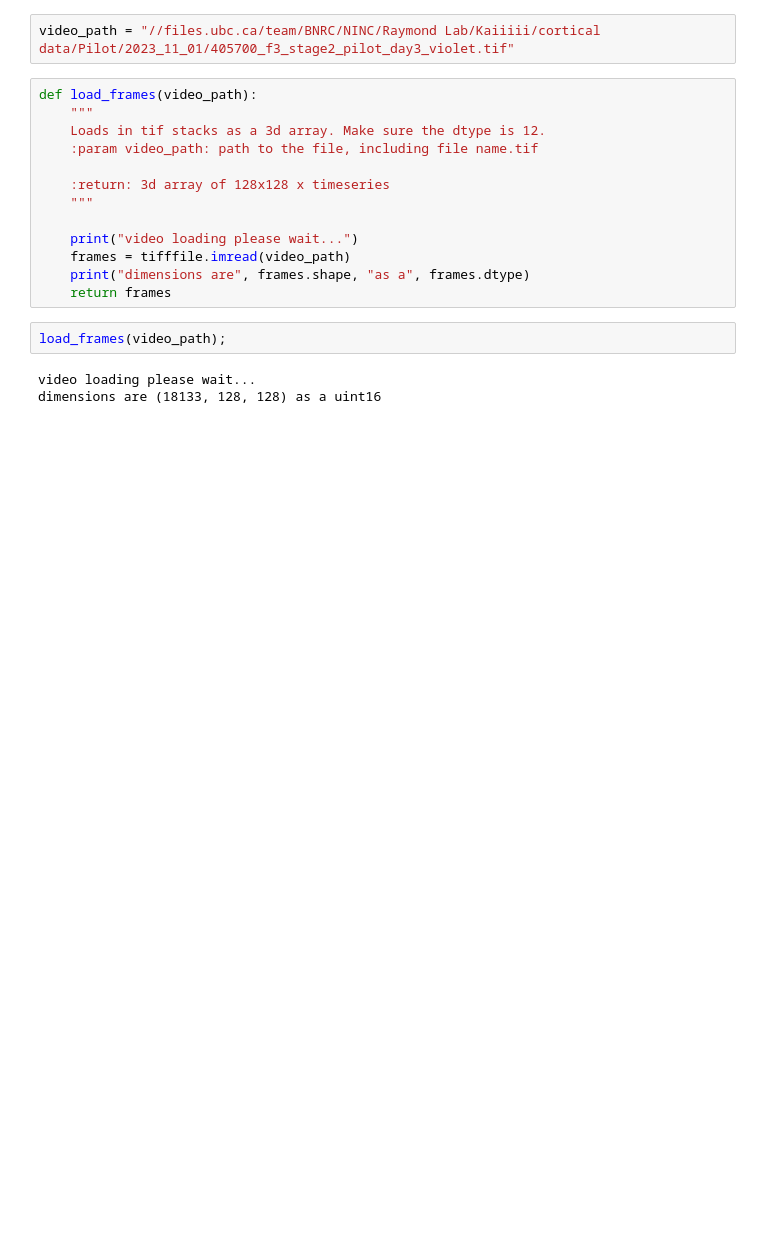
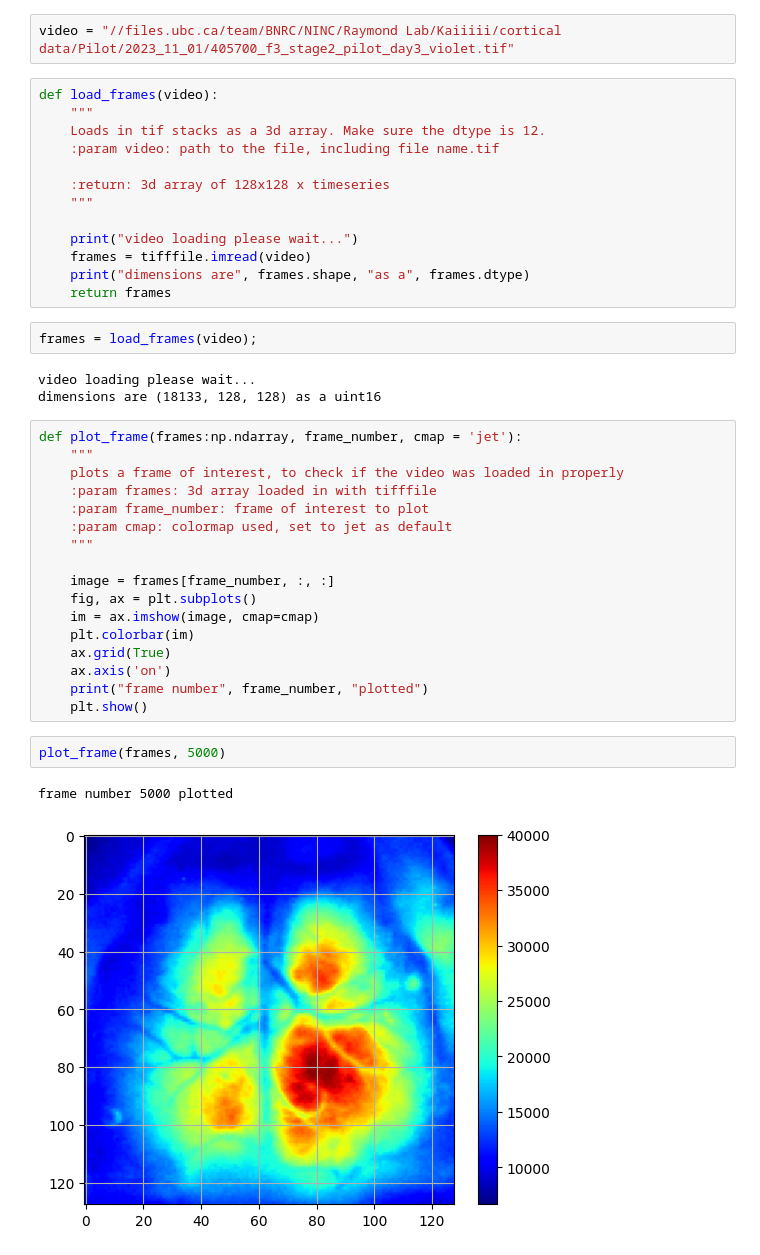
Before and after one commit to ktrap06/corticalanalysis, a Jupyter notebook: preprocessing_2.ipynb, the cells around one changed output. Drawn from its saved outputs; the diff is of its cells as text; blank space fills up the shorter version.

```diff
--- a/preprocessing_2.ipynb
+++ b/preprocessing_2.ipynb
@@ -13,22 +15,44 @@ from scipy.ndimage import gaussian_filter
 from scipy.signal import cheby1, filtfilt, find_peaks, peak_widths
 from tqdm import tqdm
 # %%
-video_path = "//files.ubc.ca/team/BNRC/NINC/Raymond Lab/Kaiiiii/cortical data/Pilot/2023_11_01/405700_f3_stage2_pilot_day3_violet.tif"
+video = "//files.ubc.ca/team/BNRC/NINC/Raymond Lab/Kaiiiii/cortical data/Pilot/2023_11_01/405700_f3_stage2_pilot_day3_violet.tif"
 # %%
-def load_frames(video_path):
+def load_frames(video):
     """
     Loads in tif stacks as a 3d array. Make sure the dtype is 12.
-    :param video_path: path to the file, including file name.tif
+    :param video: path to the file, including file name.tif
 
     :return: 3d array of 128x128 x timeseries
     """
 
     print("video loading please wait...")
-    frames = tifffile.imread(video_path)
+    frames = tifffile.imread(video)
     print("dimensions are", frames.shape, "as a", frames.dtype)
     return frames
 # %%
-load_frames(video_path);
+frames = load_frames(video);
 # %% [output]
 video loading please wait...
 dimensions are (18133, 128, 128) as a uint16
+# %%
+def plot_frame(frames:np.ndarray, frame_number, cmap = 'jet'):
+    """
+    plots a frame of interest, to check if the video was loaded in properly
+    :param frames: 3d array loaded in with tifffile
+    :param frame_number: frame of interest to plot
+    :param cmap: colormap used, set to jet as default
+    """
+
+    image = frames[frame_number, :, :]
+    fig, ax = plt.subplots()
+    im = ax.imshow(image, cmap=cmap)
+    plt.colorbar(im)
+    ax.grid(True)
+    ax.axis('on')
+    print("frame number", frame_number, "plotted")
+    plt.show()
+# %%
+plot_frame(frames, 5000)
+# %% [output]
+frame number 5000 plotted
+[figure, added]
```
Also changed, not shown: parts of 10 cells of this notebook, 4 other files.
